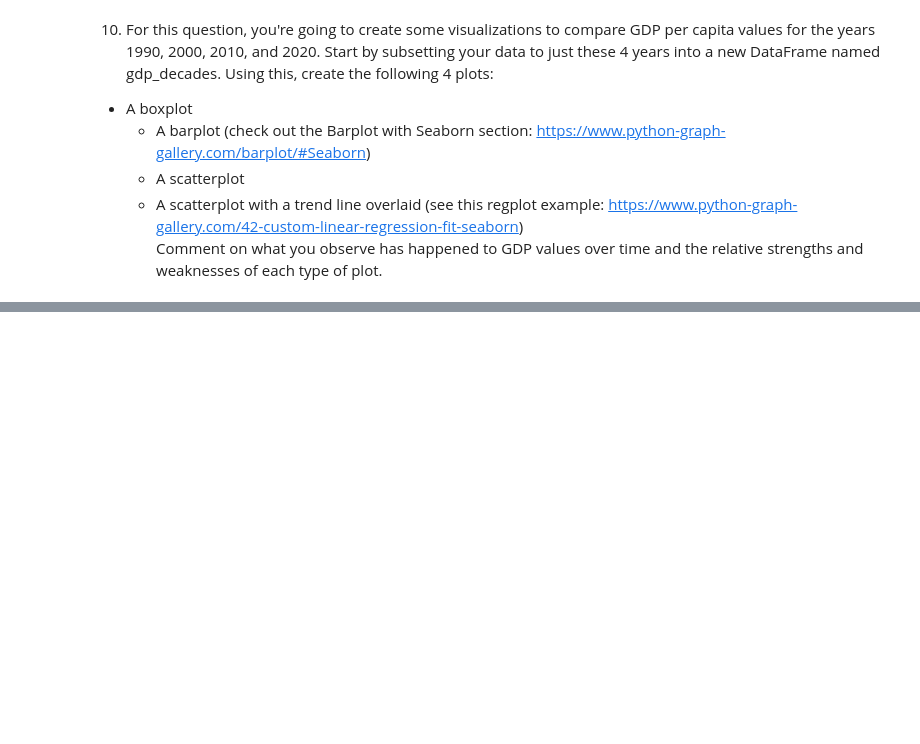
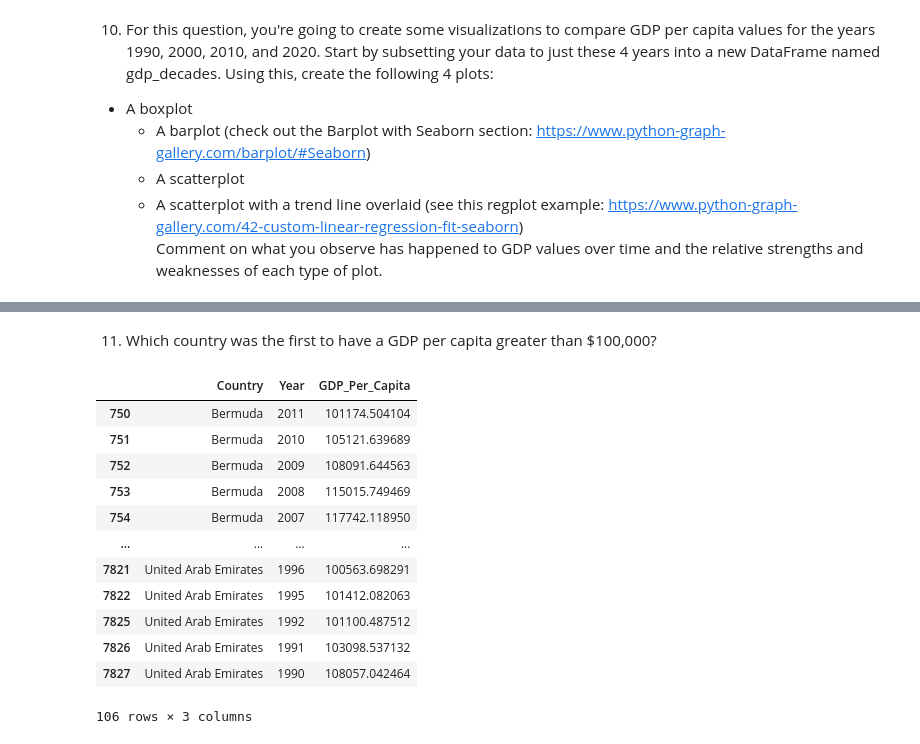
Before and after one commit to NSS-Data-Analytics-Cohort-15/un-exploration-GooseCorpse21, a Jupyter notebook: notebooks/un-exploration project.ipynb, the cells around one changed output, grey strips where cells are left out. Cells and saved outputs as stored; diff of their text form; code cells hidden in the pictures; blank space fills up the shorter version.

```diff
--- a/notebooks/un-exploration project.ipynb
+++ b/notebooks/un-exploration project.ipynb
@@ -163,0 +190,19 @@ Comment on what you observe has happened to GDP values over time and the relativ
+# %% [markdown]
+11. Which country was the first to have a GDP per capita greater than $100,000?
+# %%
+gdp_2= new_gdp_df.loc[new_gdp_df['GDP_Per_Capita'] > 100000]
+gdp_2
+# %% [output]
+|  | Country | Year | GDP_Per_Capita |
+| 750 | Bermuda | 2011 | 101174.504104 |
+| 751 | Bermuda | 2010 | 105121.639689 |
+| 752 | Bermuda | 2009 | 108091.644563 |
+| 753 | Bermuda | 2008 | 115015.749469 |
+| 754 | Bermuda | 2007 | 117742.118950 |
+| ... | ... | ... | ... |
+| 7821 | United Arab Emirates | 1996 | 100563.698291 |
+| 7822 | United Arab Emirates | 1995 | 101412.082063 |
+| 7825 | United Arab Emirates | 1992 | 101100.487512 |
+| 7826 | United Arab Emirates | 1991 | 103098.537132 |
+| 7827 | United Arab Emirates | 1990 | 108057.042464 |
+106 rows × 3 columns
```
Also changed, not shown: parts of 10 cells of this notebook.
